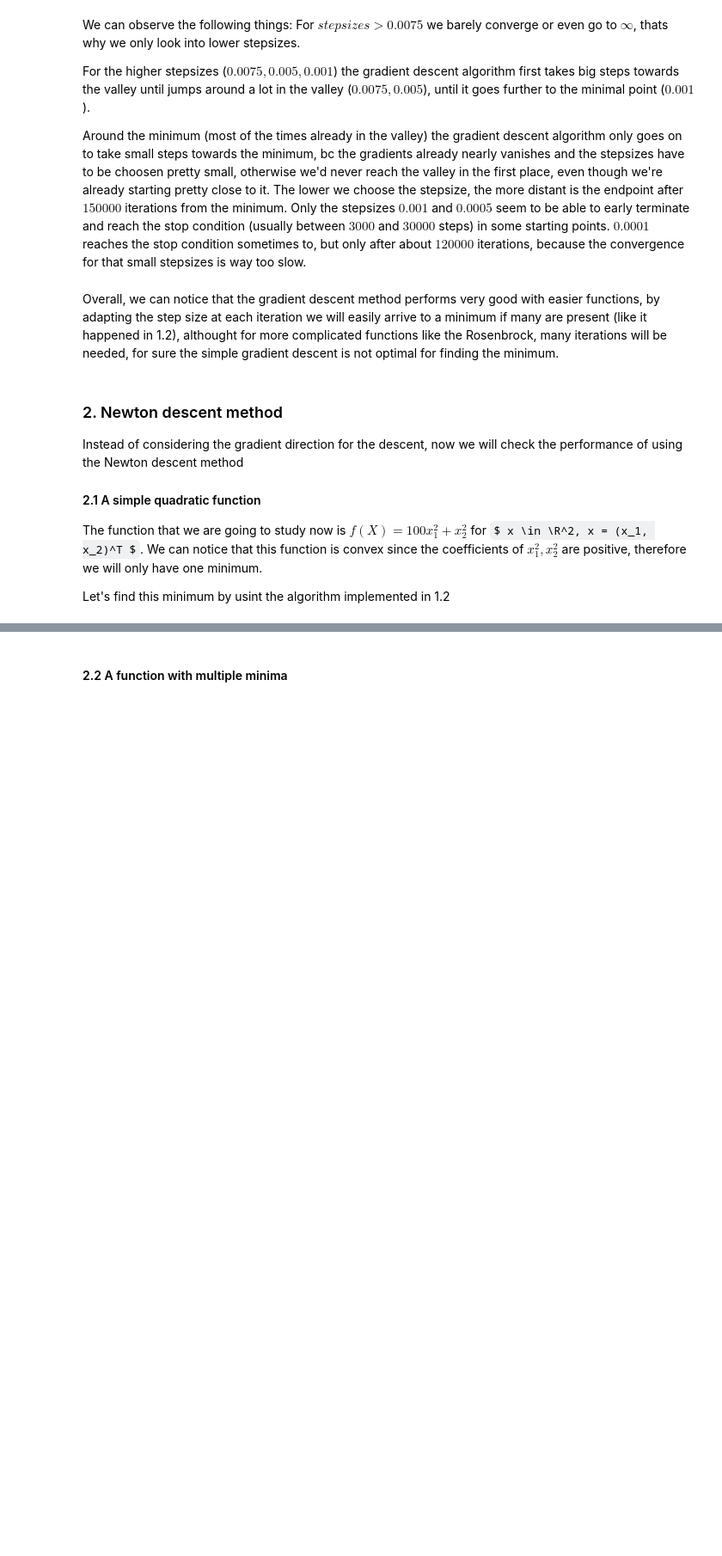
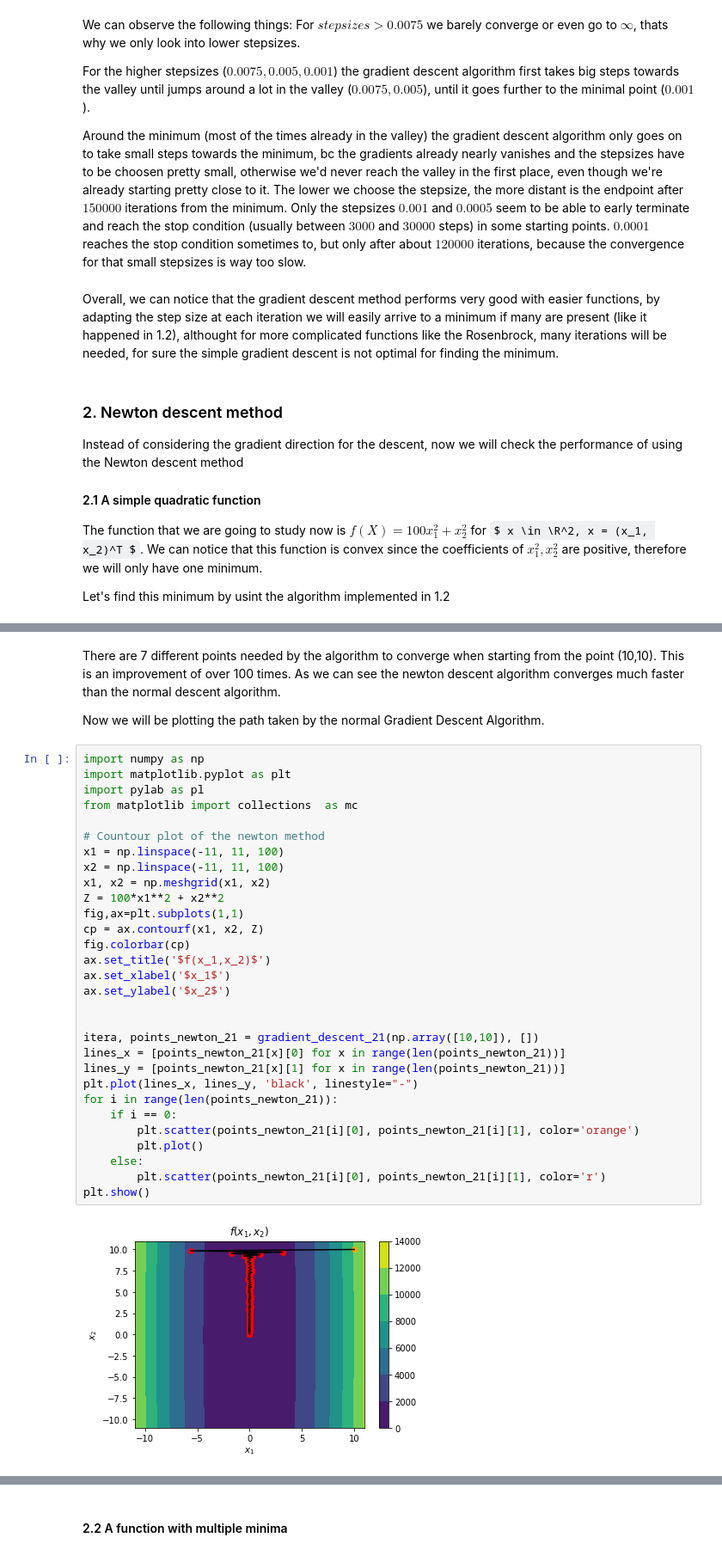
Before and after one commit to Edward484/OptimizationClassUB, a Jupyter notebook: pract2_1ok.ipynb, the cells around one changed output, grey strips where cells are left out. Shown at 86% size. Cells and saved outputs as stored; diff of their text form; some formulas as TeX source; blank space fills up the shorter version.

```diff
--- a/pract2_1ok.ipynb
+++ b/pract2_1ok.ipynb
@@ -763,0 +839,36 @@ sys.setrecursionlimit(1000000000)
+# %% [markdown]
+There are 7 different points needed by the algorithm to converge when starting from the point (10,10). This is an improvement of over 100 times. As we can see the newton descent algorithm converges much faster than the normal descent algorithm.
+
+Now we will be plotting the path taken by the normal Gradient Descent Algorithm.
+# %%
+import numpy as np
+import matplotlib.pyplot as plt
+import pylab as pl
+from matplotlib import collections  as mc
+
+# Countour plot of the newton method
+x1 = np.linspace(-11, 11, 100)
+x2 = np.linspace(-11, 11, 100)
+x1, x2 = np.meshgrid(x1, x2)
+Z = 100*x1**2 + x2**2
+fig,ax=plt.subplots(1,1)
+cp = ax.contourf(x1, x2, Z)
+fig.colorbar(cp)
+ax.set_title('$f(x_1,x_2)$')
+ax.set_xlabel('$x_1$')
+ax.set_ylabel('$x_2$')
+
+
+itera, points_newton_21 = gradient_descent_21(np.array([10,10]), [])
+lines_x = [points_newton_21[x][0] for x in range(len(points_newton_21))]
+lines_y = [points_newton_21[x][1] for x in range(len(points_newton_21))]
+plt.plot(lines_x, lines_y, 'black', linestyle="-")
+for i in range(len(points_newton_21)):
+    if i == 0:
+        plt.scatter(points_newton_21[i][0], points_newton_21[i][1], color='orange')
+        plt.plot()
+    else:
+        plt.scatter(points_newton_21[i][0], points_newton_21[i][1], color='r')
+plt.show()
+# %% [output]
+[figure, added]
```
Also changed, not shown: parts of 20 cells of this notebook.
